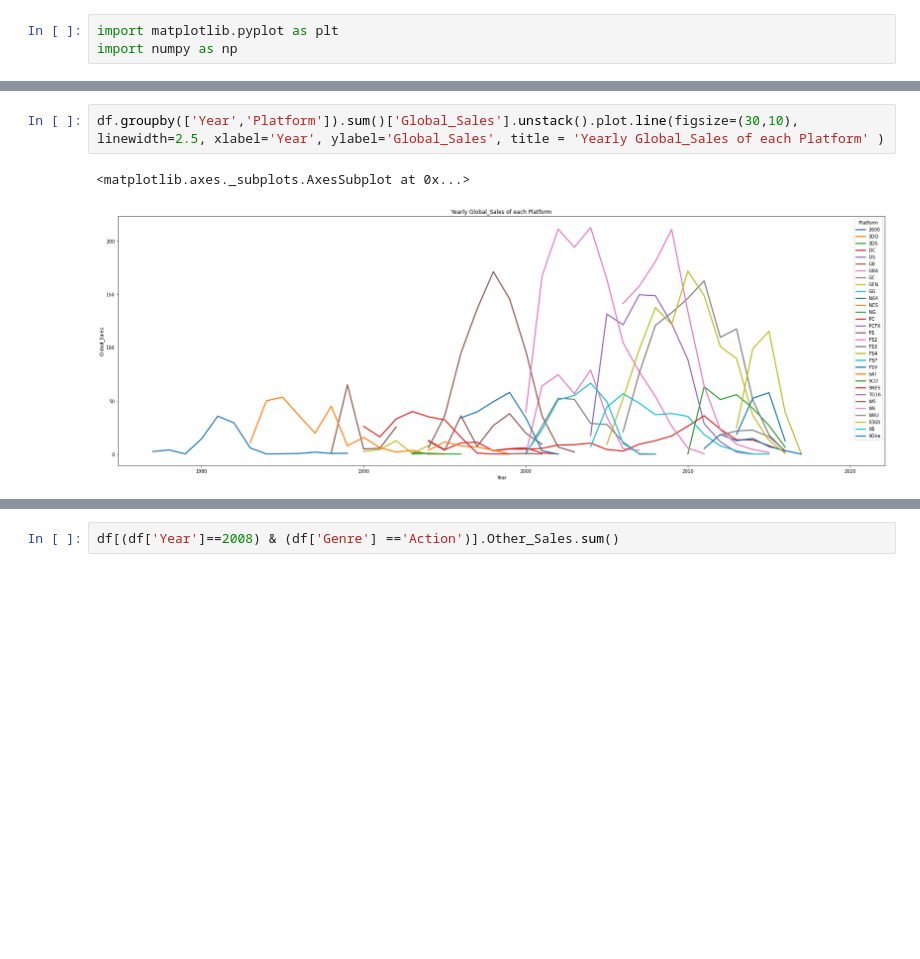
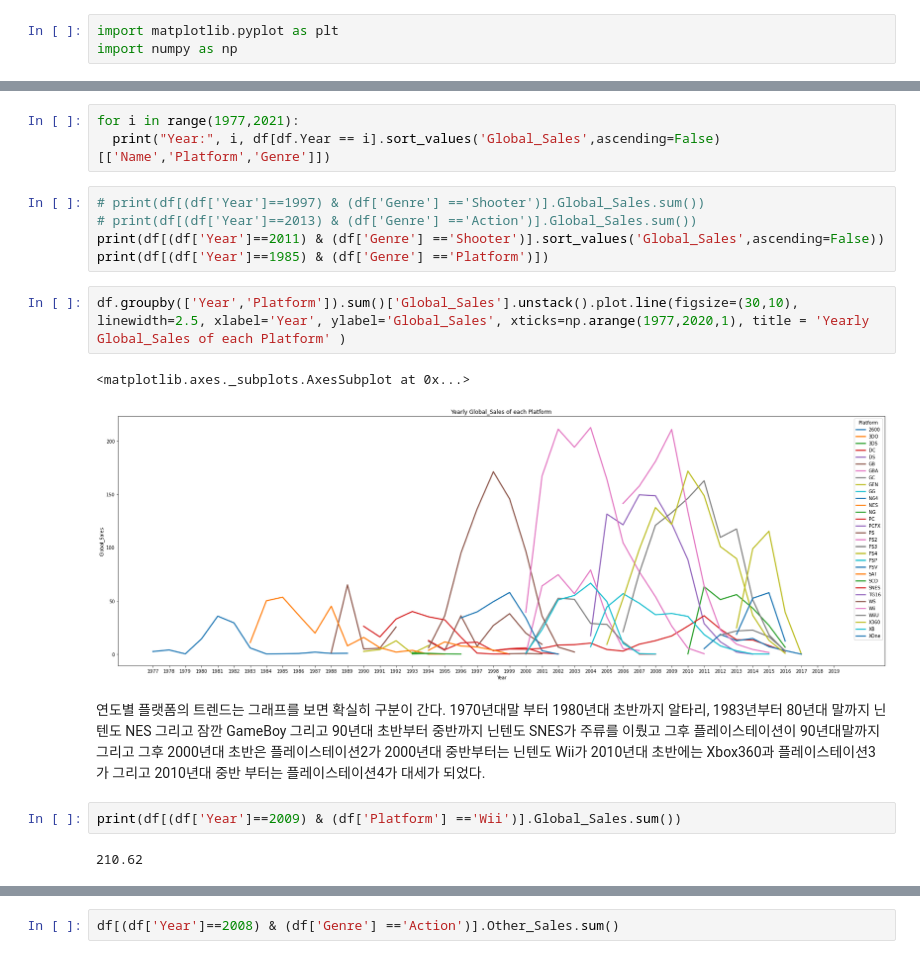
Before and after one commit to hiswordsini/AI_Bootcamp_Project, a Jupyter notebook: Section1.ipynb, the cells around one changed output, grey strips where cells are left out. Saved outputs shown, nothing was run; the diff lists cells and outputs as text; blank space fills up the shorter version.

```diff
--- a/Section1.ipynb
+++ b/Section1.ipynb
@@ -165,8 +188,22 @@ df.groupby(['Year','Genre']).sum()['Global_Sales'].unstack().plot.line(figsize=(
+# %%
+for i in range(1977,2021):
+  print("Year:", i, df[df.Year == i].sort_values('Global_Sales',ascending=False)[['Name','Platform','Genre']])
+# %%
+# print(df[(df['Year']==1997) & (df['Genre'] =='Shooter')].Global_Sales.sum())
+# print(df[(df['Year']==2013) & (df['Genre'] =='Action')].Global_Sales.sum())
+print(df[(df['Year']==2011) & (df['Genre'] =='Shooter')].sort_values('Global_Sales',ascending=False))
+print(df[(df['Year']==1985) & (df['Genre'] =='Platform')])
 # %%
-df.groupby(['Year','Platform']).sum()['Global_Sales'].unstack().plot.line(figsize=(30,10), linewidth=2.5, xlabel='Year', ylabel='Global_Sales', title = 'Yearly Global_Sales of each Platform' )
+df.groupby(['Year','Platform']).sum()['Global_Sales'].unstack().plot.line(figsize=(30,10), linewidth=2.5, xlabel='Year', ylabel='Global_Sales', xticks=np.arange(1977,2020,1), title = 'Yearly Global_Sales of each Platform' )
 # %% [output]
 <matplotlib.axes._subplots.AxesSubplot at 0x...>
-[figure, old version]
+[figure, new version]
+# %% [markdown]
+연도별 플랫폼의 트렌드는 그래프를 보면 확실히 구분이 간다. 1970년대말 부터 1980년대 초반까지 알타리, 1983년부터 80년대 말까지 닌텐도 NES 그리고 잠깐 GameBoy 그리고 90년대 초반부터 중반까지 닌텐도 SNES가 주류를 이뤘고 그후 플레이스테이션이 90년대말까지 그리고 그후 2000년대 초반은 플레이스테이션2가 2000년대 중반부터는 닌텐도 Wii가 2010년대 초반에는 Xbox360과 플레이스테이션3가 그리고 2010년대 중반 부터는 플레이스테이션4가 대세가 되었다.
+# %%
+print(df[(df['Year']==2009) & (df['Platform'] =='Wii')].Global_Sales.sum())
+# %% [output]
+210.62
 # %%
 df.groupby(['Year','Genre']).sum()['Other_Sales'].unstack().plot.line(figsize=(30,10), linewidth=2.5, xlabel='Year', ylabel='Other_Sales',xticks=np.arange(1977,2020,1),title = 'Yearly Other_Sales of each Genre' )
 # %% [output]
```
Also changed, not shown: parts of 10 cells of this notebook.
